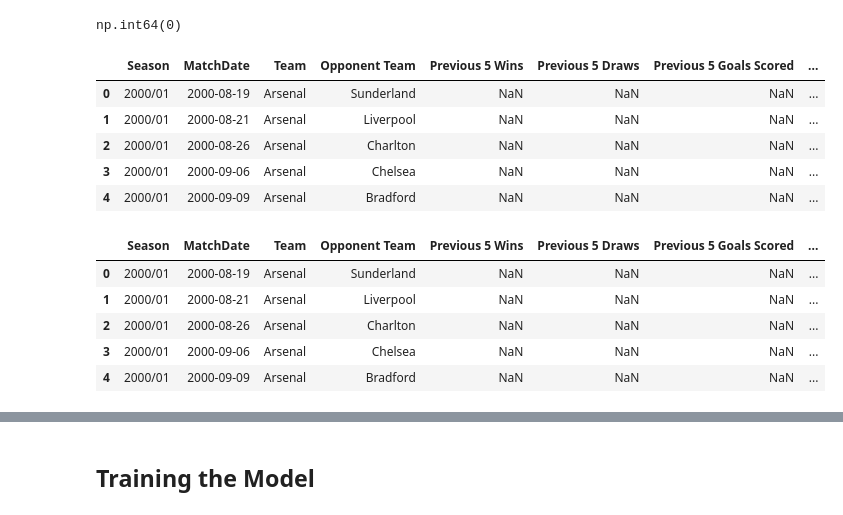
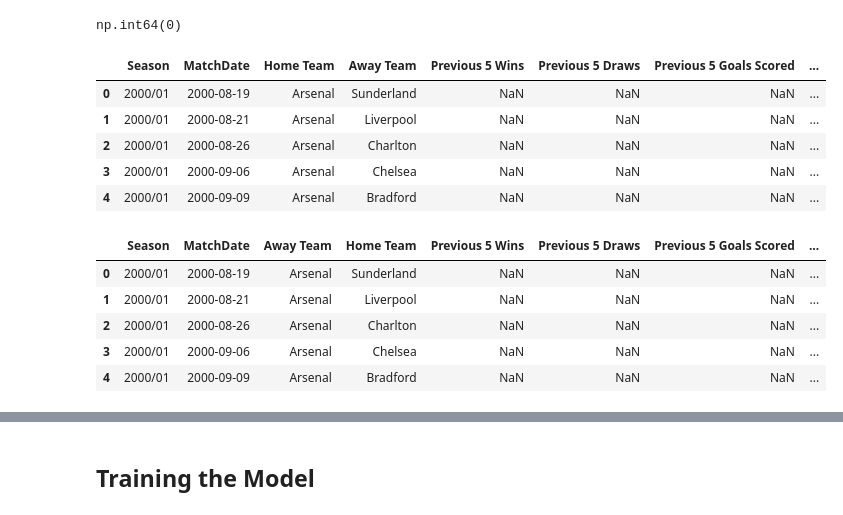
Before and after one commit to nemo-code-ai/epl-prediction-system, a Jupyter notebook: src/epl_prediction_system/system.ipynb, the cells around one changed output, grey strips where cells are left out. Saved outputs shown, nothing was run; the diff lists cells and outputs as text; code cells hidden in the pictures.

```diff
--- a/src/epl_prediction_system/system.ipynb
+++ b/src/epl_prediction_system/system.ipynb
@@ -467,28 +467,28 @@ team_history.duplicated(
 # %% [output]
 np.int64(0)
 # %%
-home_history = team_history.rename({
+home_history = team_history.rename(columns={
     'Team':'Home Team',
     'Opponent Team':'Away Team'
 })
 
 home_history.head()
 # %% [output]
-|  | Season | MatchDate | Team | Opponent Team | Previous 5 Wins | Previous 5 Draws | Previous 5 Goals Scored | ... |
+|  | Season | MatchDate | Home Team | Away Team | Previous 5 Wins | Previous 5 Draws | Previous 5 Goals Scored | ... |
 | 0 | 2000/01 | 2000-08-19 | Arsenal | Sunderland | NaN | NaN | NaN | ... |
 | 1 | 2000/01 | 2000-08-21 | Arsenal | Liverpool | NaN | NaN | NaN | ... |
 | 2 | 2000/01 | 2000-08-26 | Arsenal | Charlton | NaN | NaN | NaN | ... |
 | 3 | 2000/01 | 2000-09-06 | Arsenal | Chelsea | NaN | NaN | NaN | ... |
 | 4 | 2000/01 | 2000-09-09 | Arsenal | Bradford | NaN | NaN | NaN | ... |
 # %%
-away_history = team_history.rename({
+away_history = team_history.rename(columns={
     'Opponent Team':'Home Team',
     'Team':'Away Team'
 })
 
 away_history.head()
 # %% [output]
-|  | Season | MatchDate | Team | Opponent Team | Previous 5 Wins | Previous 5 Draws | Previous 5 Goals Scored | ... |
+|  | Season | MatchDate | Away Team | Home Team | Previous 5 Wins | Previous 5 Draws | Previous 5 Goals Scored | ... |
 | 0 | 2000/01 | 2000-08-19 | Arsenal | Sunderland | NaN | NaN | NaN | ... |
 | 1 | 2000/01 | 2000-08-21 | Arsenal | Liverpool | NaN | NaN | NaN | ... |
 | 2 | 2000/01 | 2000-08-26 | Arsenal | Charlton | NaN | NaN | NaN | ... |
```
Also changed, not shown: parts of 6 cells of this notebook.
